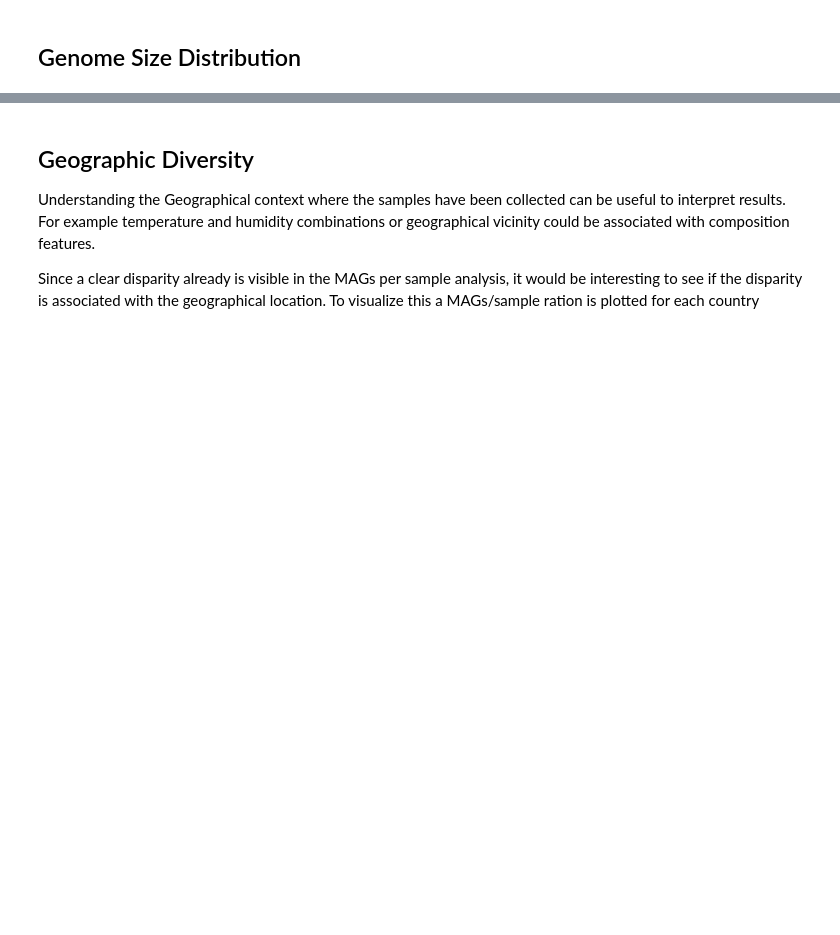
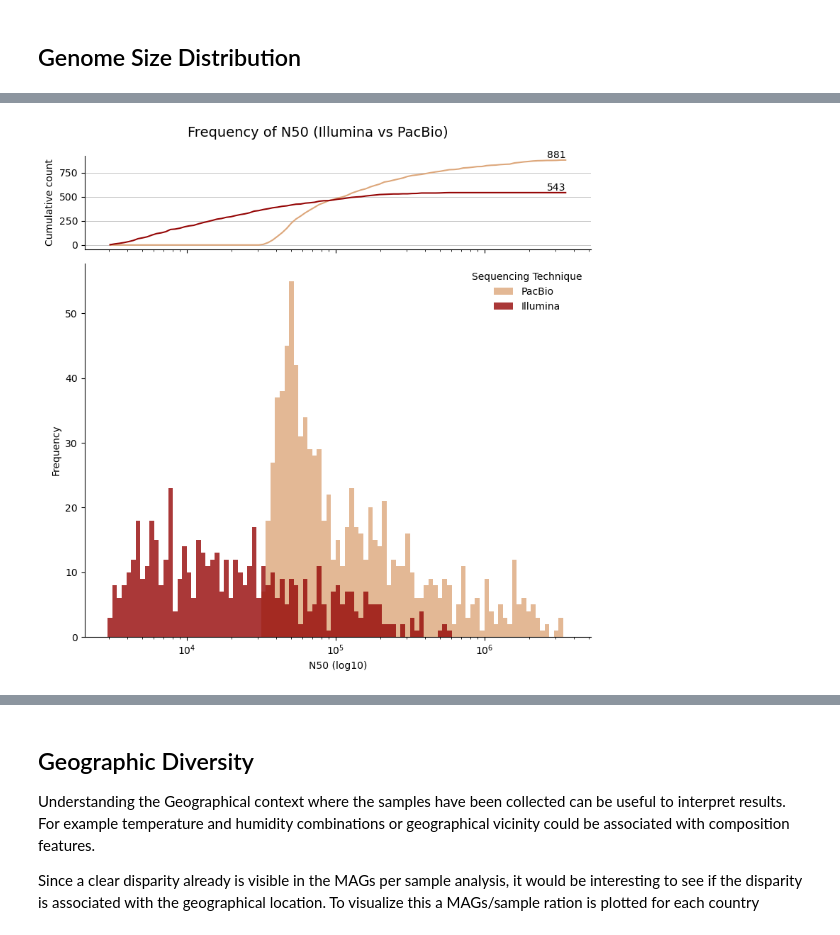
Before and after one commit to EneaMotta/Interplanetary_Microbiome, a Jupyter notebook: 01.2_Data_Exploration.ipynb, the cells around one changed output, grey strips where cells are left out. Drawn from its saved outputs; the diff is of its cells as text; code cells hidden in the pictures; blank space fills up the shorter version.

```diff
--- a/01.2_Data_Exploration.ipynb
+++ b/01.2_Data_Exploration.ipynb
@@ -205,0 +265,4 @@ for the N50 and L50
+# %%
+#merge it with the metadata do acquire sample identity
+quality_stats_merged = metadata.merge(quality_stats, on = 'mag-id', how = 'left')
+quality_stats_merged.head(3)
@@ -205,0 +288,77 @@ for the N50 and L50
+# %%
+# IL subset
+IL = quality_stats_merged[quality_stats_merged['sample-id'].str.startswith('IL_')]
+
+# PB subset
+PB = quality_stats_merged[quality_stats_merged['sample-id'].str.startswith('PB_')]
+# %%
+import numpy as np
+import matplotlib.pyplot as plt
+
+IL_n50 = IL['N50'].dropna().values
+PB_n50 = PB['N50'].dropna().values
+
+# Log-spaced bins
+all_n50 = np.concatenate([IL_n50, PB_n50])
+bins = np.logspace(np.log10(all_n50.min()), np.log10(all_n50.max()), 100)
+bin_centers = np.sqrt(bins[:-1] * bins[1:])
+
+# Histogram counts
+IL_counts, _ = np.histogram(IL_n50, bins=bins)
+PB_counts, _ = np.histogram(PB_n50, bins=bins)
+
+# Cumulative counts
+IL_cum = np.cumsum(IL_counts)
+PB_cum = np.cumsum(PB_counts)
+
+# Figure layout
+fig, (cum, ax) = plt.subplots(
+    2, 1,
+    figsize=(8, 8),
+    sharex=True,
+    gridspec_kw={'height_ratios': [1, 4]}
+)
+
+# --- Cumulative (top) ---
+cum.plot(bin_centers, PB_cum, color='#DDA77B', linewidth=1.5)
+cum.plot(bin_centers, IL_cum, color='#950606', linewidth=1.5)
+cum.set_ylabel('Cumulative count')
+
+# Add text labels at the last point
+last_x = bin_centers[-1]
+cum.text(
+    last_x,
+    IL_cum[-1],
+    str(int(IL_cum[-1])),
+    va='bottom',
+    ha='right'
+)
+cum.text(
+    last_x,
+    PB_cum[-1],
+    str(int(PB_cum[-1])),
+    va='bottom',
+    ha='right'
+)
+
+# --- Histogram (bottom) ---
+ax.hist(PB_n50, bins=bins, alpha=0.8, color='#DDA77B', label='PacBio')
+ax.hist(IL_n50, bins=bins, alpha=0.8, color='#950606', label='Illumina')
+
+ax.spines['top'].set_visible(False)
+ax.spines['right'].set_visible(False)
+cum.spines['top'].set_visible(False)
+cum.spines['right'].set_visible(False)
+cum.grid(axis='y', linestyle='-', linewidth=0.5)
+
+fig.suptitle('Frequency of N50 (Illumina vs PacBio)', fontsize=14)
+ax.set_xscale('log')
+ax.set_xlabel('N50 (log10)')
+ax.set_ylabel('Frequency')
+ax.legend(title='Sequencing Technique', frameon=False)
+
+plt.tight_layout()
+plt.savefig("data/Visualizations/N50.svg", transparent=True)
+plt.show()
+# %% [output]
+[figure, added]
```
Also changed, not shown: parts of 31 cells of this notebook, 8 other files.
